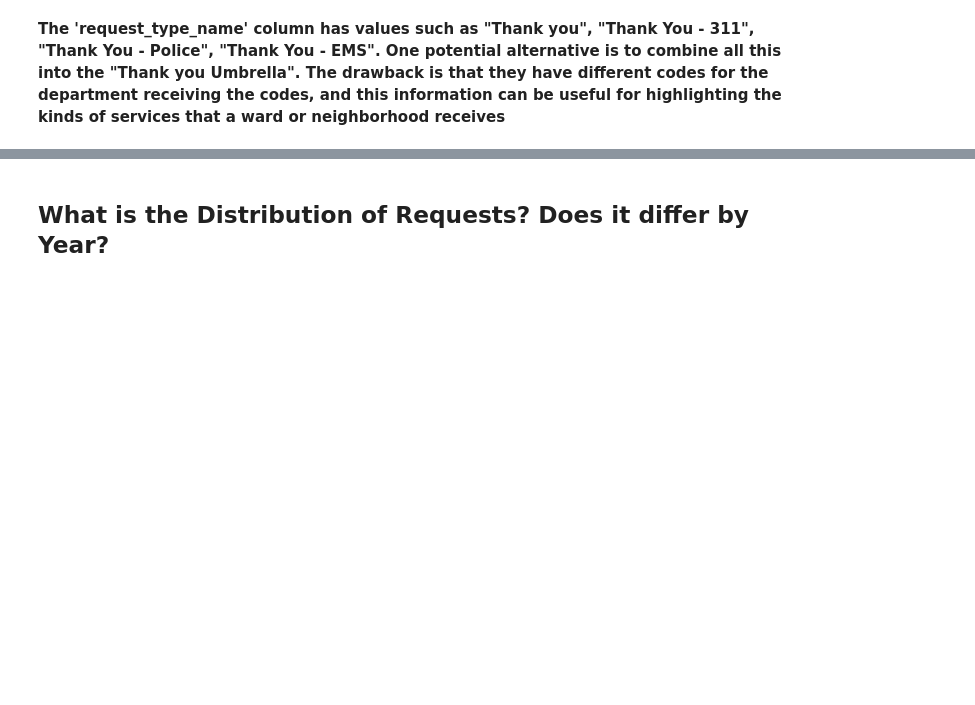
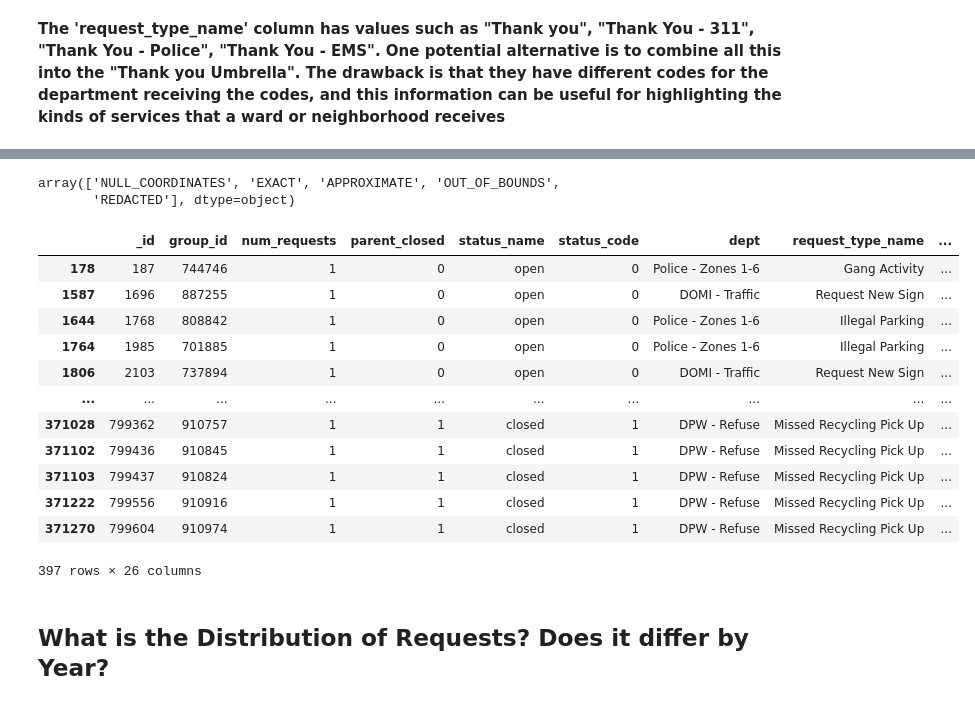
Before and after one commit to alankagiri/Machine_Learning_For_Public_Policy_Adding_Value_Project, a Jupyter notebook: 311_Data_EDA.ipynb, the cells around one changed output, grey strips where cells are left out. Saved outputs shown, nothing was run; the diff lists cells and outputs as text; code cells hidden in the pictures; blank space fills up the shorter version.

Commit message:
EDA, data cleaning, and early clustering steps so far

```diff
--- a/311_Data_EDA.ipynb
+++ b/311_Data_EDA.ipynb
@@ -48,3 +62,10 @@ dtype: int64
 **The 'request_type_name' column has values such as "Thank you", "Thank You - 311",	"Thank You - Police", "Thank You - EMS". One potential alternative is to combine all this into the "Thank you Umbrella". The drawback is that they have different codes for the department receiving the codes, and this information can be useful for highlighting the kinds of services that a ward or neighborhood receives**
 # %%
 # filtered_data['request_type_name'] = filtered_data['request_type_name'].str.replace(r'(?i)^Thank\s+You\s.*$', 'Thank You', regex=True)
+
+# ensure that all the time columns are converted to datetime:
+for col in ['create_date_et', 'last_action_et', 'closed_date_et']:
+    filtered_data[col] = pd.to_datetime(filtered_data[col], errors='coerce')
+
+# Convert 'parent_closed' boolean column to numbers
+filtered_data['parent_closed'] = filtered_data['parent_closed'].map({'f':0,'t':1})
@@ -51,3 +124,52 @@ dtype: int64
+# %%
+# There are 3 rows with "City of Pittsburgh" as the city designation. I change those to just "Pittsburgh"
+filtered_data['city'] = filtered_data['city'].replace('City of Pittsburgh', 'Pittsburgh')
+
+# Step 1: Calculate average coordinates per city (excluding NaNs)
+city_avg_coords = filtered_data.groupby('city')[['latitude', 'longitude']].mean()
+
+# to optimize the code, only check the rows with missing coordinates
+missing_coords = filtered_data[filtered_data[['latitude', 'longitude']].isna().any(axis=1)].copy()
+valid_coords = filtered_data.dropna(subset=['latitude', 'longitude'])
+
+# Step 3: Define the imputation function
+def impute_coords(row):
+    '''The function checks for missing latitude or longitude in each row and fills those missing values using the
+    average coordinates for the corresponding city.'''
+    city = row['city']
+    if city in city_avg_coords.index:
+        if pd.isna(row['latitude']):
+            row['latitude'] = city_avg_coords.loc[city, 'latitude']
+        if pd.isna(row['longitude']):
+            row['longitude'] = city_avg_coords.loc[city, 'longitude']
+    return row
+
+# Step 4: Impute only missing rows
+imputed_coords = missing_coords.apply(impute_coords, axis=1)
+
+# Step 5: Combine the DataFrames back together
+filtered_data_copy = pd.concat([valid_coords, imputed_coords], ignore_index=True)
+# %%
+filtered_data.geo_accuracy.unique()
+# %% [output]
+array(['NULL_COORDINATES', 'EXACT', 'APPROXIMATE', 'OUT_OF_BOUNDS',
+       'REDACTED'], dtype=object)
+# %%
+filtered_data.loc[filtered_data['geo_accuracy']=='OUT_OF_BOUNDS']
+# %% [output]
+|  | _id | group_id | num_requests | parent_closed | status_name | status_code | dept | request_type_name | ... |
+| 178 | 187 | 744746 | 1 | 0 | open | 0 | Police - Zones 1-6 | Gang Activity | ... |
+| 1587 | 1696 | 887255 | 1 | 0 | open | 0 | DOMI - Traffic | Request New Sign | ... |
+| 1644 | 1768 | 808842 | 1 | 0 | open | 0 | Police - Zones 1-6 | Illegal Parking | ... |
+| 1764 | 1985 | 701885 | 1 | 0 | open | 0 | Police - Zones 1-6 | Illegal Parking | ... |
+| 1806 | 2103 | 737894 | 1 | 0 | open | 0 | DOMI - Traffic | Request New Sign | ... |
+| ... | ... | ... | ... | ... | ... | ... | ... | ... | ... |
+| 371028 | 799362 | 910757 | 1 | 1 | closed | 1 | DPW - Refuse | Missed Recycling Pick Up | ... |
+| 371102 | 799436 | 910845 | 1 | 1 | closed | 1 | DPW - Refuse | Missed Recycling Pick Up | ... |
+| 371103 | 799437 | 910824 | 1 | 1 | closed | 1 | DPW - Refuse | Missed Recycling Pick Up | ... |
+| 371222 | 799556 | 910916 | 1 | 1 | closed | 1 | DPW - Refuse | Missed Recycling Pick Up | ... |
+| 371270 | 799604 | 910974 | 1 | 1 | closed | 1 | DPW - Refuse | Missed Recycling Pick Up | ... |
+397 rows × 26 columns
 # %% [markdown]
 ## What is the Distribution of Requests? Does it differ by Year?
 # %%
```
Also changed, not shown: parts of 18 cells of this notebook, 2 other files.
